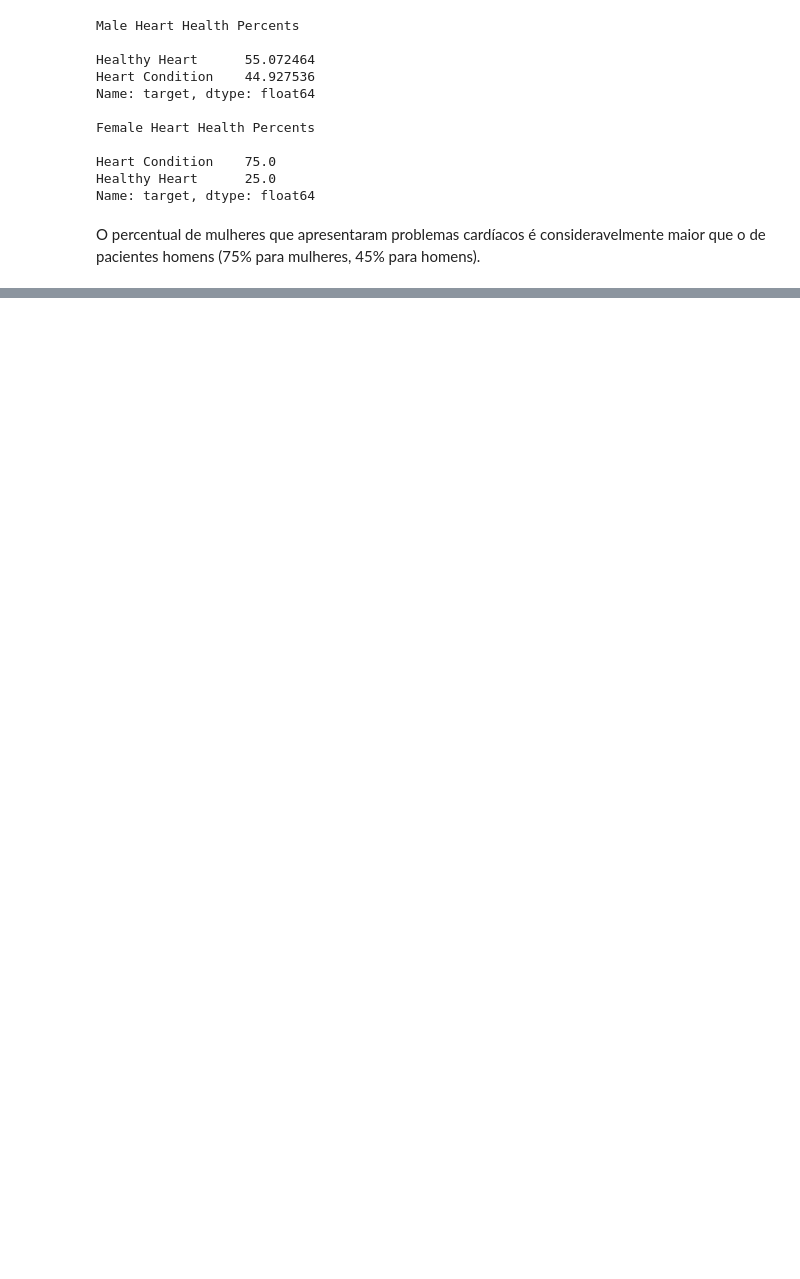
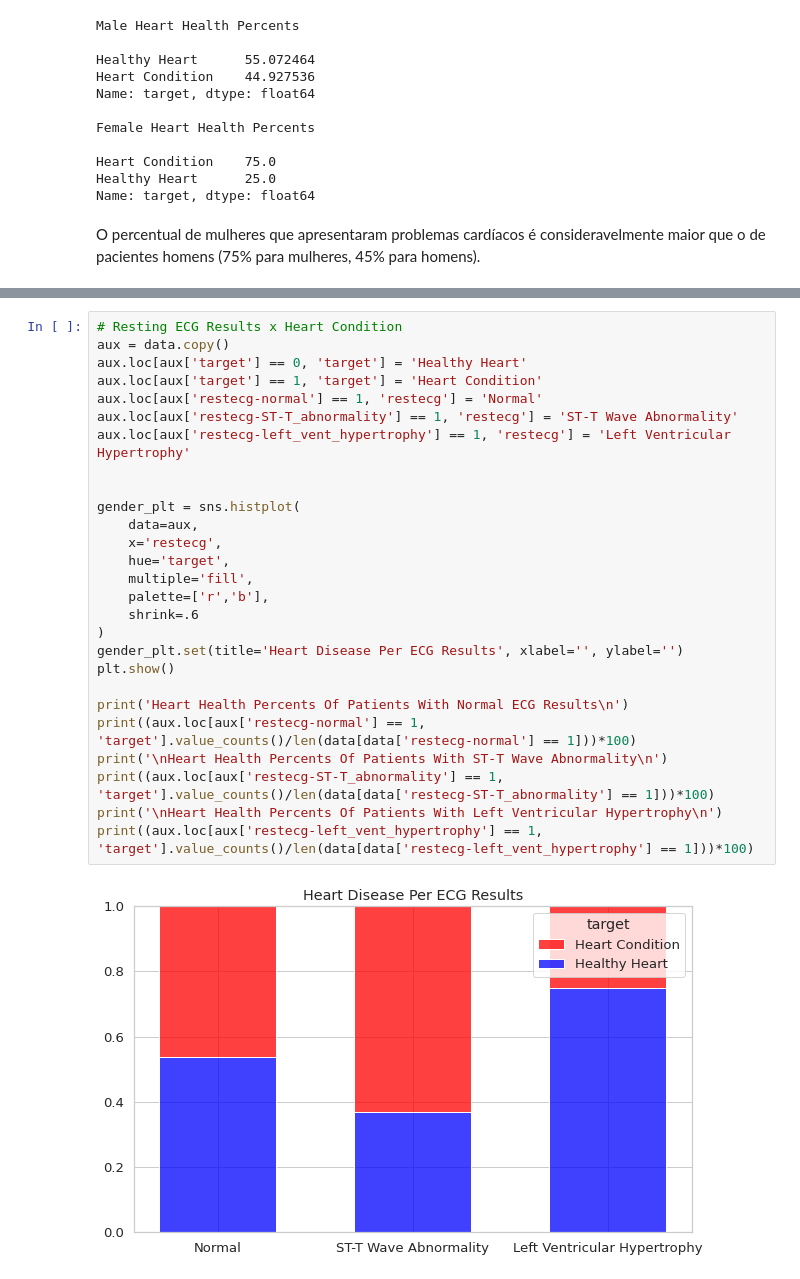
Before and after one commit to rfmf/ds_portfolio, a Jupyter notebook: EDA/Análise de Dados de Pacientes de Doenças Cardíacas/heart_disease_analysis.ipynb, the cells around one changed output, grey strips where cells are left out. Cells and saved outputs as stored; diff of their text form; blank space fills up the shorter version.

```diff
--- a/EDA/Análise de Dados de Pacientes de Doenças Cardíacas/heart_disease_analysis.ipynb
+++ b/EDA/Análise de Dados de Pacientes de Doenças Cardíacas/heart_disease_analysis.ipynb
@@ -843,0 +928,29 @@ O percentual de mulheres que apresentaram problemas cardíacos é consideravelme
+# %%
+# Resting ECG Results x Heart Condition
+aux = data.copy()
+aux.loc[aux['target'] == 0, 'target'] = 'Healthy Heart'
+aux.loc[aux['target'] == 1, 'target'] = 'Heart Condition'
+aux.loc[aux['restecg-normal'] == 1, 'restecg'] = 'Normal'
+aux.loc[aux['restecg-ST-T_abnormality'] == 1, 'restecg'] = 'ST-T Wave Abnormality'
+aux.loc[aux['restecg-left_vent_hypertrophy'] == 1, 'restecg'] = 'Left Ventricular Hypertrophy'
+
+
+gender_plt = sns.histplot(
+    data=aux,
+    x='restecg',
+    hue='target',
+    multiple='fill',
+    palette=['r','b'],
+    shrink=.6
+)
+gender_plt.set(title='Heart Disease Per ECG Results', xlabel='', ylabel='')
+plt.show()
+
+print('Heart Health Percents Of Patients With Normal ECG Results\n')
+print((aux.loc[aux['restecg-normal'] == 1, 'target'].value_counts()/len(data[data['restecg-normal'] == 1]))*100)
+print('\nHeart Health Percents Of Patients With ST-T Wave Abnormality\n')
+print((aux.loc[aux['restecg-ST-T_abnormality'] == 1, 'target'].value_counts()/len(data[data['restecg-ST-T_abnormality'] == 1]))*100)
+print('\nHeart Health Percents Of Patients With Left Ventricular Hypertrophy\n')
+print((aux.loc[aux['restecg-left_vent_hypertrophy'] == 1, 'target'].value_counts()/len(data[data['restecg-left_vent_hypertrophy'] == 1]))*100)
+# %% [output]
+[figure, added]
```
Also changed, not shown: parts of 36 cells of this notebook.
